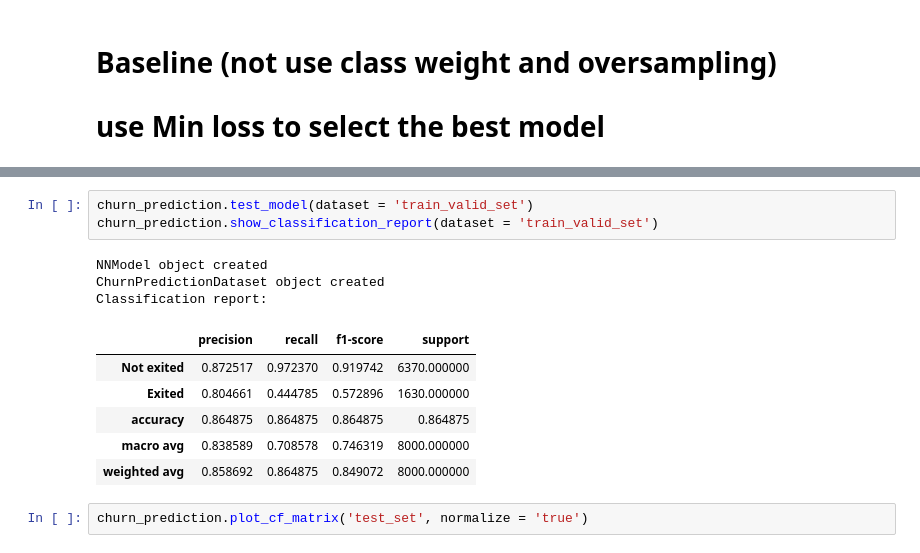
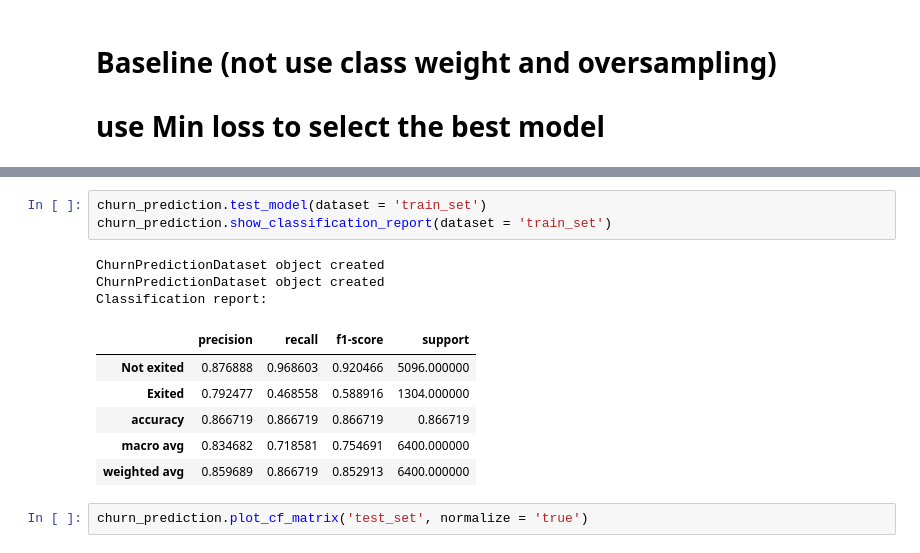
Before and after one commit to Auyin111/churn-prediction, a Jupyter notebook: churn prediction.ipynb, the cells around one changed output, grey strips where cells are left out. Drawn from its saved outputs; the diff is of its cells as text.

```diff
--- a/churn prediction.ipynb
+++ b/churn prediction.ipynb
@@ -93,16 +120,16 @@ Classification report:
 # %%
-churn_prediction.test_model(dataset = 'train_valid_set')
-churn_prediction.show_classification_report(dataset = 'train_valid_set')
+churn_prediction.test_model(dataset = 'train_set')
+churn_prediction.show_classification_report(dataset = 'train_set')
 # %% [output]
-NNModel object created
+ChurnPredictionDataset object created
 ChurnPredictionDataset object created
 Classification report:
 |  | precision | recall | f1-score | support |
-| Not exited | 0.872517 | 0.972370 | 0.919742 | 6370.000000 |
-| Exited | 0.804661 | 0.444785 | 0.572896 | 1630.000000 |
-| accuracy | 0.864875 | 0.864875 | 0.864875 | 0.864875 |
-| macro avg | 0.838589 | 0.708578 | 0.746319 | 8000.000000 |
-| weighted avg | 0.858692 | 0.864875 | 0.849072 | 8000.000000 |
+| Not exited | 0.876888 | 0.968603 | 0.920466 | 5096.000000 |
+| Exited | 0.792477 | 0.468558 | 0.588916 | 1304.000000 |
+| accuracy | 0.866719 | 0.866719 | 0.866719 | 0.866719 |
+| macro avg | 0.834682 | 0.718581 | 0.754691 | 6400.000000 |
+| weighted avg | 0.859689 | 0.866719 | 0.852913 | 6400.000000 |
 # %%
 churn_prediction.plot_cf_matrix('test_set', normalize = 'true')
 # %% [output]
```
Also changed, not shown: parts of 14 cells of this notebook, 15 other files.
